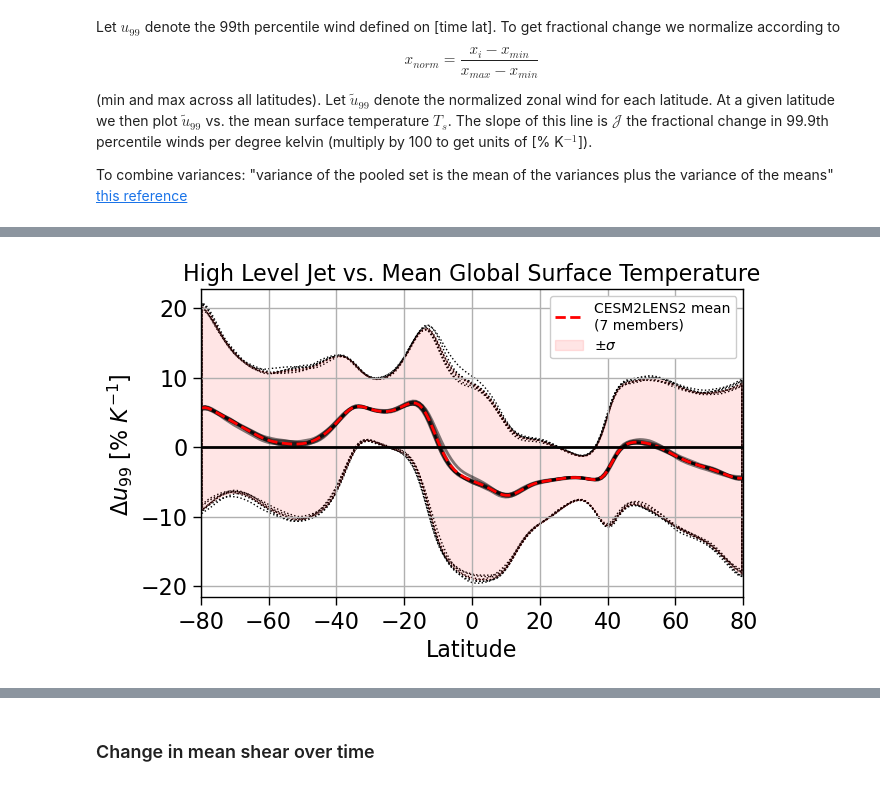
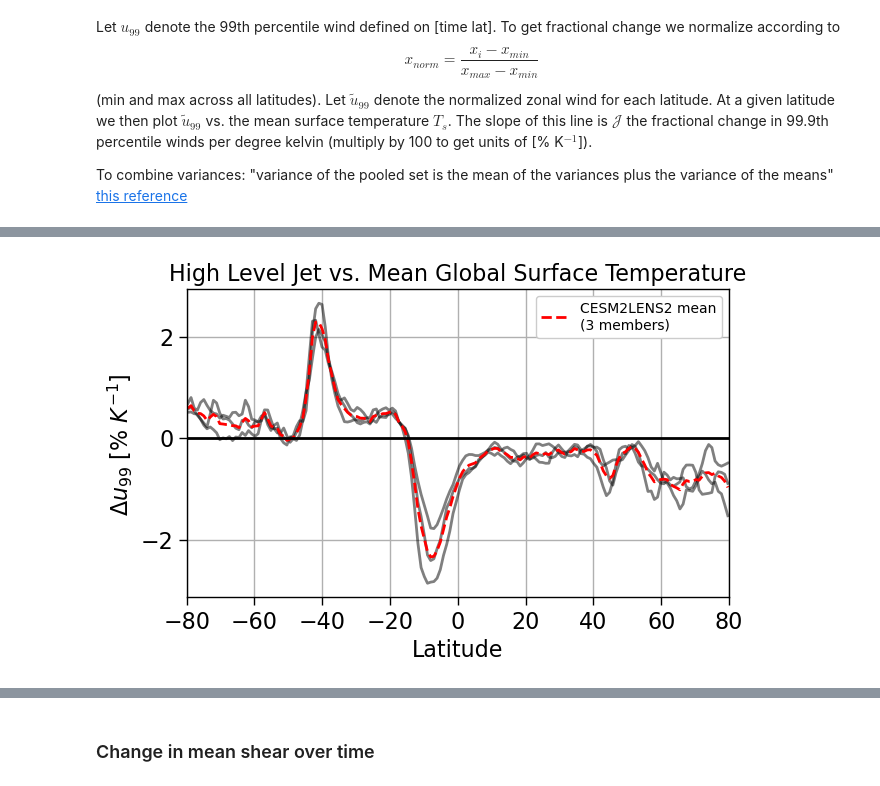
Before and after one commit to ivalencius/winds-of-change, a Jupyter notebook: CESMLENS2.ipynb, the cells around one changed output, grey strips where cells are left out. Cells and saved outputs as stored; diff of their text form; code cells hidden in the pictures.

Commit message:
updated methods to follow Shaw and Mikayawi

```diff
--- a/CESMLENS2.ipynb
+++ b/CESMLENS2.ipynb
@@ -1201,55 +1213,70 @@ Let $u_{99}$ denote the 99th percentile wind defined on [time lat]. To get fract
 To combine variances: "variance of the pooled set is the mean of the variances plus the variance of the means" [this reference](https://arxiv.org/ftp/arxiv/papers/1007/1007.1012.pdf)
 # %%
 def get_frac_change(winds, Ts):
-    reg = scipy.stats.linregress(winds.flatten(), Ts.values.flatten())
+    # Array is in shape [time, longitude]
+    wind_values = winds.flatten()
+    good_idx = np.isfinite(wind_values)
+    reg = scipy.stats.linregress(wind_values[good_idx], Ts[good_idx])
     return reg.slope
 
 def get_std(winds, Ts):
-    reg = scipy.stats.linregress(winds.flatten(), Ts.values.flatten())
-    return reg.stderr*np.sqrt(len(Ts.values.flatten()))
+    wind_values = winds.flatten()
+    good_idx = np.isfinite(wind_values)
+    good_Ts = Ts.flatten()[good_idx]
+    reg = scipy.stats.linregress(wind_values[good_idx], good_Ts)
+    return reg.stderr*np.sqrt(len(good_Ts))
 # %%
-Ts = quantiles.TS.isel(lat=0, realization=0)
-u99 = quantiles.U200.sel(quantile=0.99, method='nearest')  # Datarray of U200 wind
-u99_norm = (u99 - u99.min('lat'))/(u99.max('lat') - u99.min('lat'))
+U200_99percentile_value = quantiles.U200_percentiles.sel(quantile=0.99, method='nearest')
+U200_99percentile = quantiles.U200.where(quantiles.U200 >= U200_99percentile_value)
+U200_normalized_jet = (U200_99percentile - U200_99percentile.min(['time', 'lon']))/(U200_99percentile.max(['time', 'lon']) - U200_99percentile.min(['time', 'lon']))
 
-frac_change = xr.apply_ufunc(
-    get_frac_change,
-    u99_norm,
-    input_core_dims=[['time']], output_core_dims=[[]],
-    kwargs={'Ts': Ts},
-    dask = 'allowed', vectorize = True
-)
-frac_std = xr.apply_ufunc(
-    get_std,
-    u99_norm,
-    input_core_dims=[['time']], output_core_dims=[[]],
-    kwargs={'Ts': Ts},
-    dask = 'allowed', vectorize = True
-)
+fractional_change_list = []
+for r in range(len(U200_normalized_jet.realization)):
+    # Must repeat temperature each temp for every point in latitude
+    Ts = np.repeat(quantiles.isel(realization=r).TS.values, len(quantiles.lon))
+    realization_frac_change = xr.apply_ufunc(
+        get_frac_change,
+        U200_normalized_jet.isel(realization=r),
+        input_core_dims=[['time', 'lon']], output_core_dims=[[]],
+        kwargs={'Ts': Ts},
+        dask = 'allowed', vectorize = True
+    )
+    fractional_change_list.append(realization_frac_change)
+frac_change = xr.concat(fractional_change_list, pd.Index(jet_names, name='realization'))
+
+# frac_std = xr.apply_ufunc(
+#     get_std,
+#     U200_normalized_jet,
+#     input_core_dims=[['time', 'lon']], output_core_dims=[[]],
+#     kwargs={'Ts': Ts},
+#     dask = 'allowed', vectorize = True
+# )
 
 fig, ax = plt.subplots(figsize=(7,4))
 lats = frac_change.lat
-for realization in u99_norm.realization:
+for realization in U200_normalized_jet.realization:
     realization_change = frac_change.sel(realization=realization)
-    realization_std = frac_std.sel(realization=realization)
+    # realization_std = frac_std.sel(realization=realization)
     ax.plot(lats, realization_change, color='k', alpha=0.5)
-    ax.fill_between(lats, realization_change-realization_std, realization_change+realization_std, alpha=1, edgecolor='k', facecolor="None", linestyle=':')
+    # ax.fill_between(lats, realization_change-realization_std, realization_change+realization_std, alpha=1, edgecolor='k', facecolor="None", linestyle=':')
 
 mean_trend = frac_change.mean('realization')
-var_in_means = frac_change.var('realization')
-mean_of_variances = (frac_std**2).mean('realization')
-std_combined = np.sqrt(mean_of_variances + var_in_means)
-ax.plot(lats, mean_trend, color='red', linestyle='--', label='CESM2LENS2 mean\n(7 members)')
-ax.fill_between(lats, mean_trend-std_combined, mean_trend+std_combined, alpha=0.1, color='red', label=r'$\pm \sigma$')
+ax.plot(lats, mean_trend, color='red', linestyle='--', label=f'CESM2LENS2 mean\n({len(jet_files)} members)')
+
+# var_in_means = frac_change.var('realization')
+# mean_of_variances = (frac_std**2).mean('realization')
+# std_combined = np.sqrt(mean_of_variances + var_in_means)
+# ax.fill_between(lats, mean_trend-std_combined, mean_trend+std_combined, alpha=0.1, color='red', label=r'$\pm \sigma$')
+
 ax.hlines(0, -80, 80, color='k')
 ax.set_ylabel(r'$\Delta u_{99} \ [\% \ K^{-1}]$ ')
 ax.set_xlabel('Latitude')
 ax.set_title('High Level Jet vs. Mean Global Surface Temperature')
 ax.set_xlim(-80, 80)
 ax.grid(True)
 ax.legend(fontsize=10, framealpha=1)
 plt.savefig('figures/global-jet/u99_vs_K.png' ,dpi=300, bbox_inches='tight', pad_inches=0.1)
 plt.show()
 # %% [output]
 [interactive output not drawn]
-[figure, old version]
+[figure, new version]
```
Also changed, not shown: parts of 10 cells of this notebook, 3 other files.
